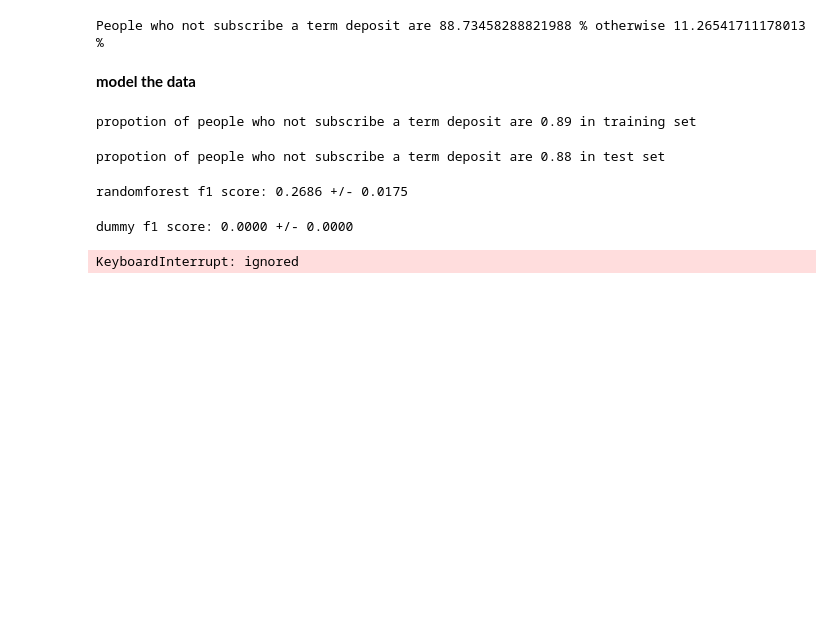
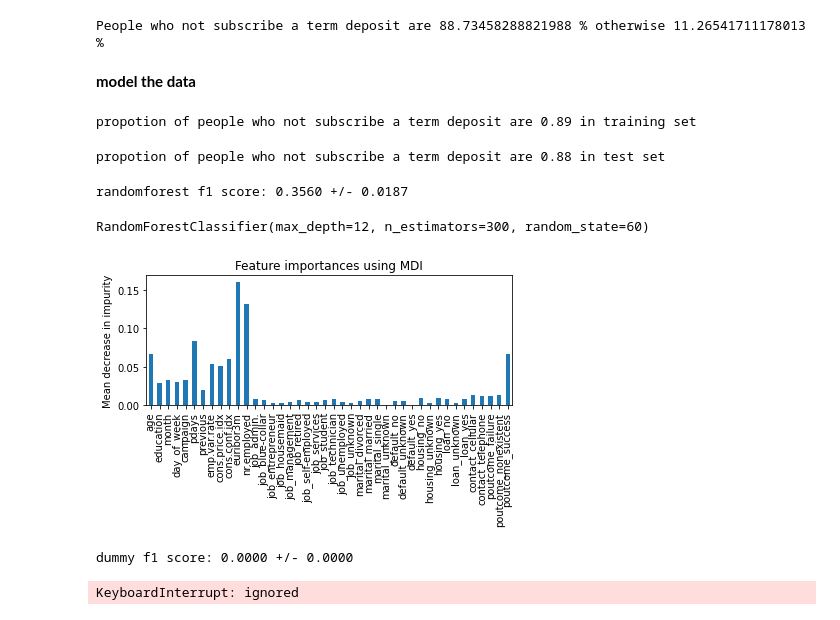
Before and after one commit to ThakdanaiSaelee/Lab_CE888, a Jupyter notebook: bank_classification.ipynb, the cells around one changed output. Drawn from its saved outputs; the diff is of its cells as text; code cells hidden in the pictures; blank space fills up the shorter version.

```diff
--- a/bank_classification.ipynb
+++ b/bank_classification.ipynb
@@ -187,12 +187,29 @@ from sklearn.ensemble import RandomForestClassifier
 from sklearn.model_selection import cross_val_score, GridSearchCV
 from sklearn.dummy import DummyClassifier
 # %%
-randomforest = RandomForestClassifier(n_estimators=100, max_depth=3)
+randomforest = RandomForestClassifier(n_estimators=100, max_depth=12, random_state=60)
 score = cross_val_score(randomforest, x_train, y_train, cv = 10, scoring='f1')
 
 print("randomforest f1 score: %0.4f +/- %0.4f" % (score.mean(), score.std()))
 # %% [output]
-randomforest f1 score: 0.2686 +/- 0.0175
+randomforest f1 score: 0.3560 +/- 0.0187
+# %%
+randomforest = RandomForestClassifier(n_estimators=300, max_depth=12, random_state=60)
+randomforest.fit(x_train,y_train)
+# %% [output]
+RandomForestClassifier(max_depth=12, n_estimators=300, random_state=60)
+# %%
+feature_name = x_train.columns
+importances = randomforest.feature_importances_
+forest_importances = pd.Series(importances, index=feature_name)
+
+fig, ax = plt.subplots()
+forest_importances.plot.bar(ax=ax)
+ax.set_title("Feature importances using MDI")
+ax.set_ylabel("Mean decrease in impurity")
+fig.tight_layout()
+# %% [output]
+[figure, added]
 # %%
 dummy_clf = DummyClassifier(strategy='most_frequent')
 dummy_scores = cross_val_score(dummy_clf, x_train, y_train, cv=10, scoring = 'f1')
```
